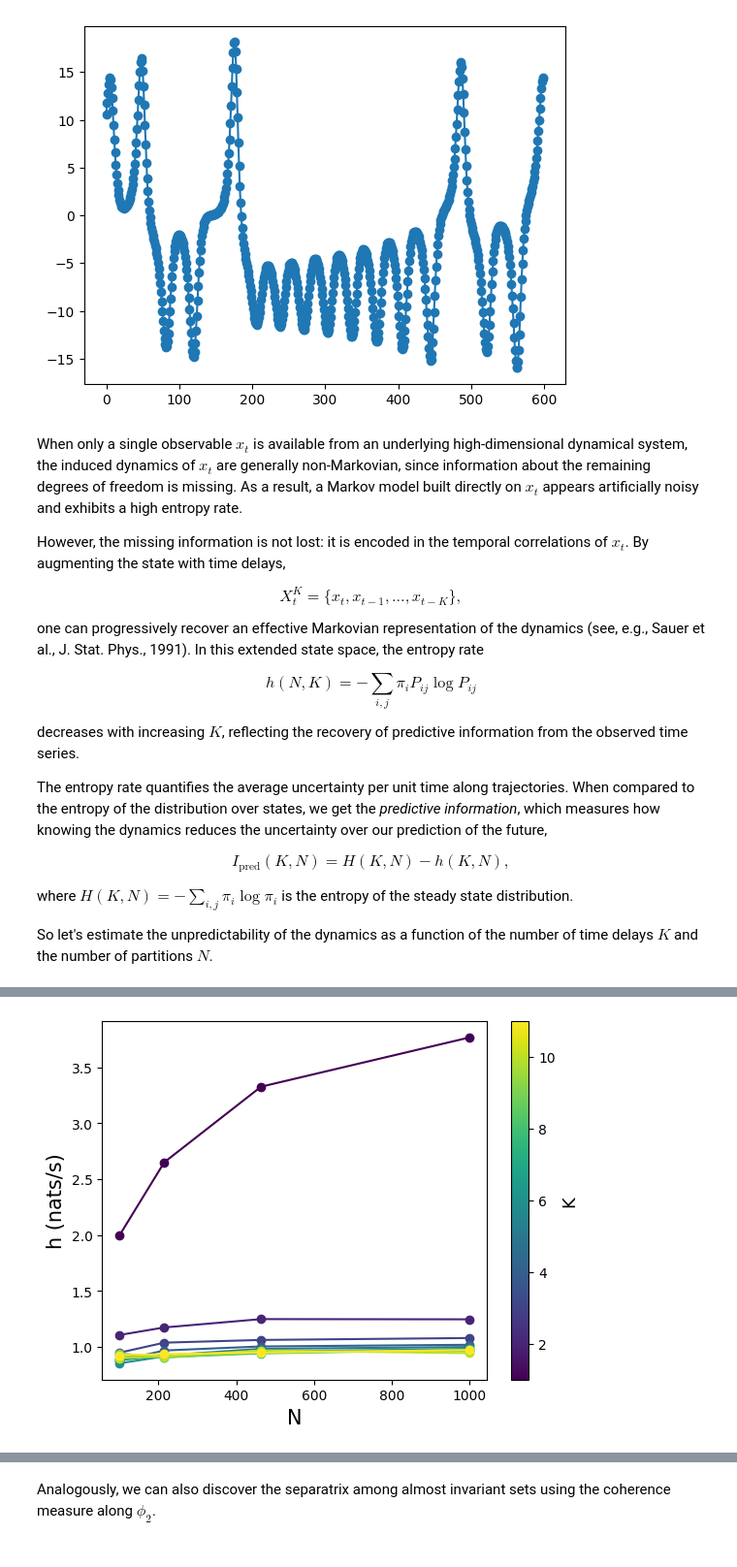
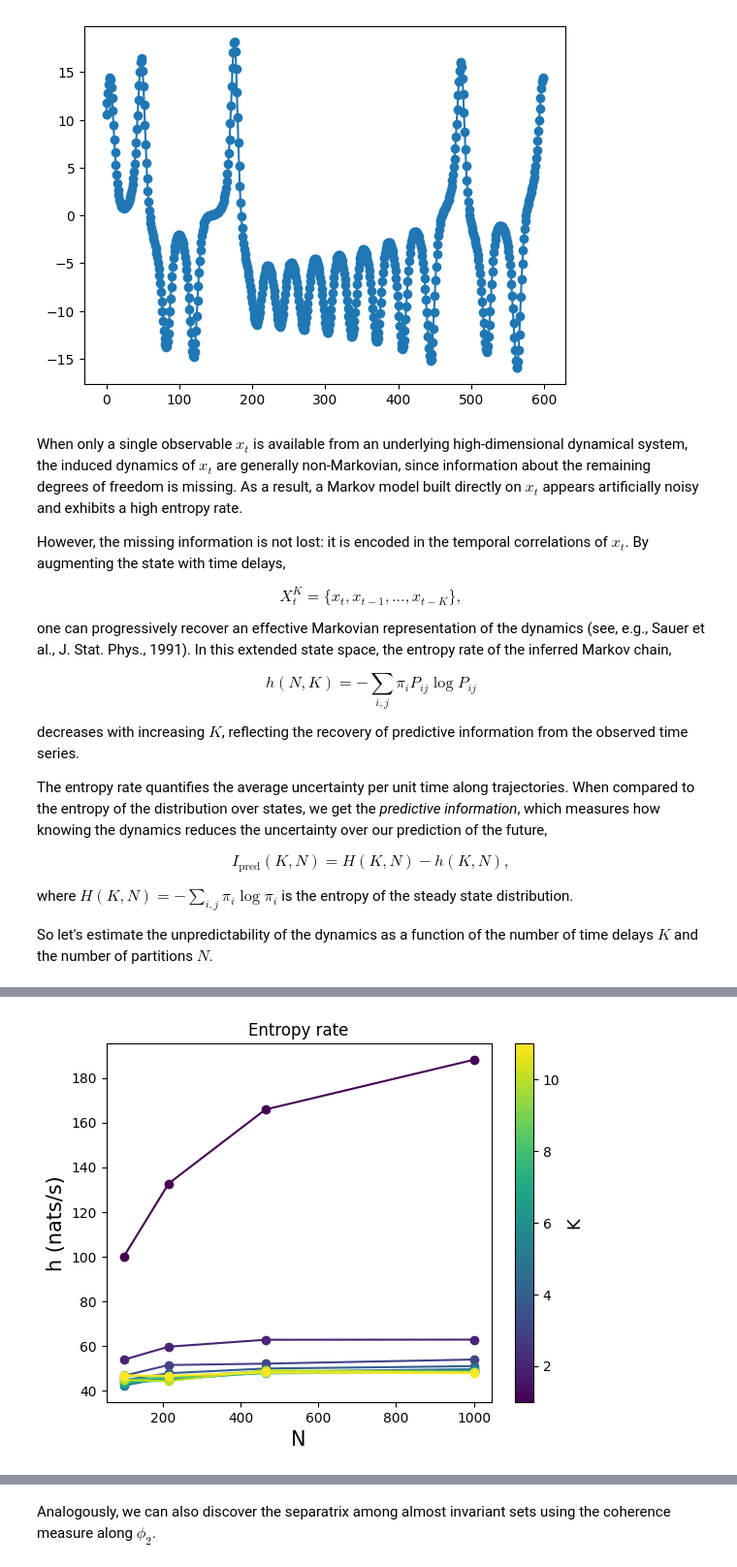
Before and after one commit to AntonioCCosta/DPG_PhysicsBehavior_2026, a Jupyter notebook: notebooks/notebook_3_Lorenz.ipynb, the cells around one changed output, grey strips where cells are left out. Shown at 97% size. Saved outputs shown, nothing was run; the diff lists cells and outputs as text; code cells hidden in the pictures.

```diff
--- a/notebooks/notebook_3_Lorenz.ipynb
+++ b/notebooks/notebook_3_Lorenz.ipynb
@@ -70,9 +69,9 @@ def Lorenz(state,t,sigma,rho,beta):
     # return the state derivatives
     return [xd, yd, zd]
 
-dt = 0.01
+dt = 0.02
 frameRate=1/dt
-T = 5000
+T = 10000
 discard_T = 500
 T_total = T+discard_T
 state0 = np.array([-8, -8, 27])
@@ -209,7 +217,7 @@ $$
 X_t^{K} = \{x_t, x_{t-1}, \ldots, x_{t-K}\},
 $$
 
-one can progressively recover an effective Markovian representation of the dynamics (see, e.g., Sauer et al., J. Stat. Phys., 1991). In this extended state space, the entropy rate
+one can progressively recover an effective Markovian representation of the dynamics (see, e.g., Sauer et al., J. Stat. Phys., 1991). In this extended state space, the entropy rate of the inferred Markov chain,
 
 $$
 h(N,K) = -\sum_{i,j} \pi_i P_{ij}\log P_{ij}
@@ -269,27 +277,29 @@ Computed for 11 delays and 1000 partitions.
 # %%
 import matplotlib.pyplot as plt
 import numpy as np
 import matplotlib as mpl
 
 fig, ax = plt.subplots()
 
+plt.title('Entropy rate')
+
 colors_K = plt.cm.viridis(np.linspace(0, 1, len(range_Ks)))
 
 for k, K in enumerate(range_Ks):
-    ax.plot(npartition_range, h_K[k], c=colors_K[k], marker='o')
+    ax.plot(npartition_range, h_K[k]/dt, c=colors_K[k], marker='o')
 
 ax.set_xlabel('N', fontsize=15)
 ax.set_ylabel('h (nats/s)', fontsize=15)
 
 # Create colorbar
 norm = mpl.colors.Normalize(vmin=min(range_Ks), vmax=max(range_Ks))
 sm = mpl.cm.ScalarMappable(cmap='viridis', norm=norm)
 sm.set_array([])
 
 cbar = fig.colorbar(sm, ax=ax)
 cbar.set_label('K', fontsize=13)
 
 plt.show()
 # %% [output]
-[figure, old version]
+[figure, new version]
 # %% [markdown]
```
Also changed, not shown: parts of 30 cells of this notebook.
